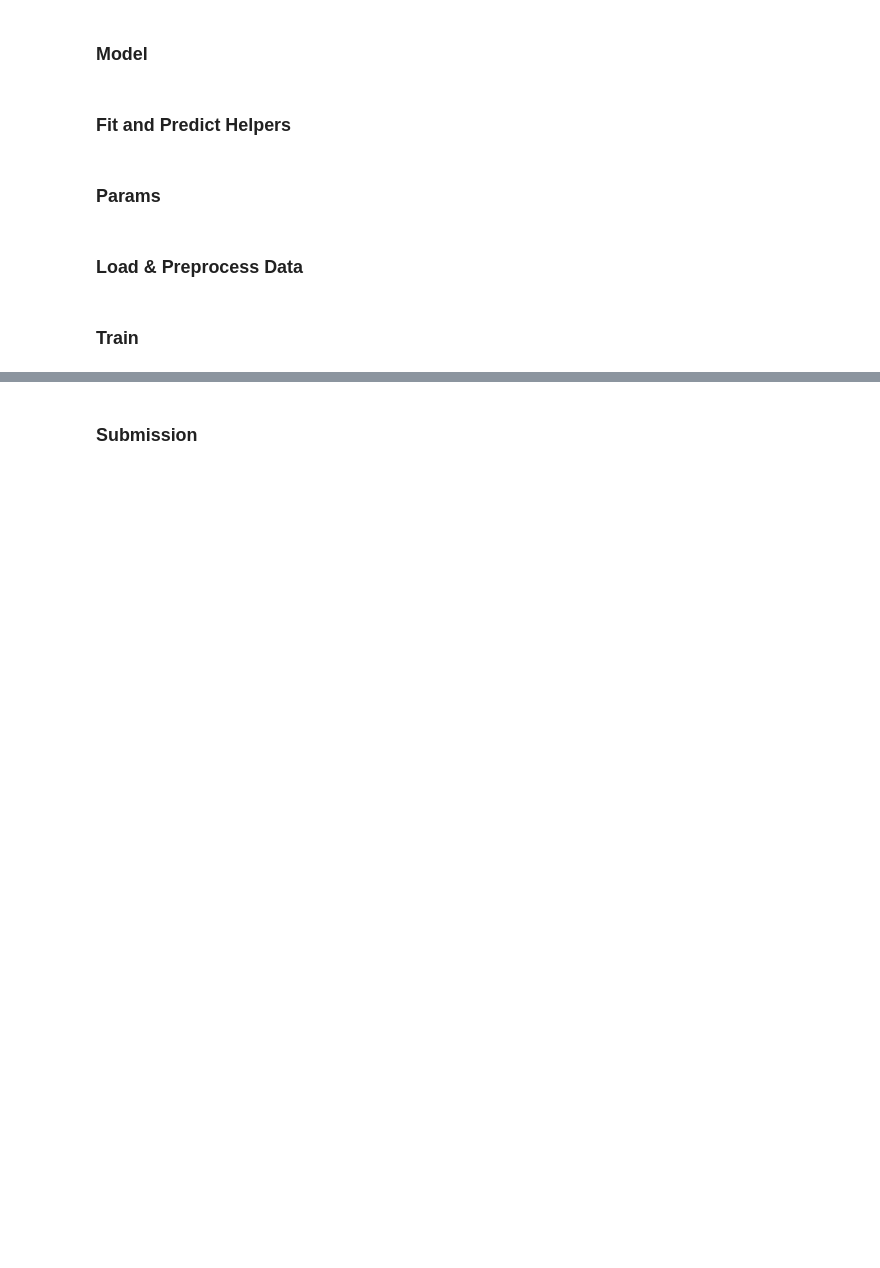
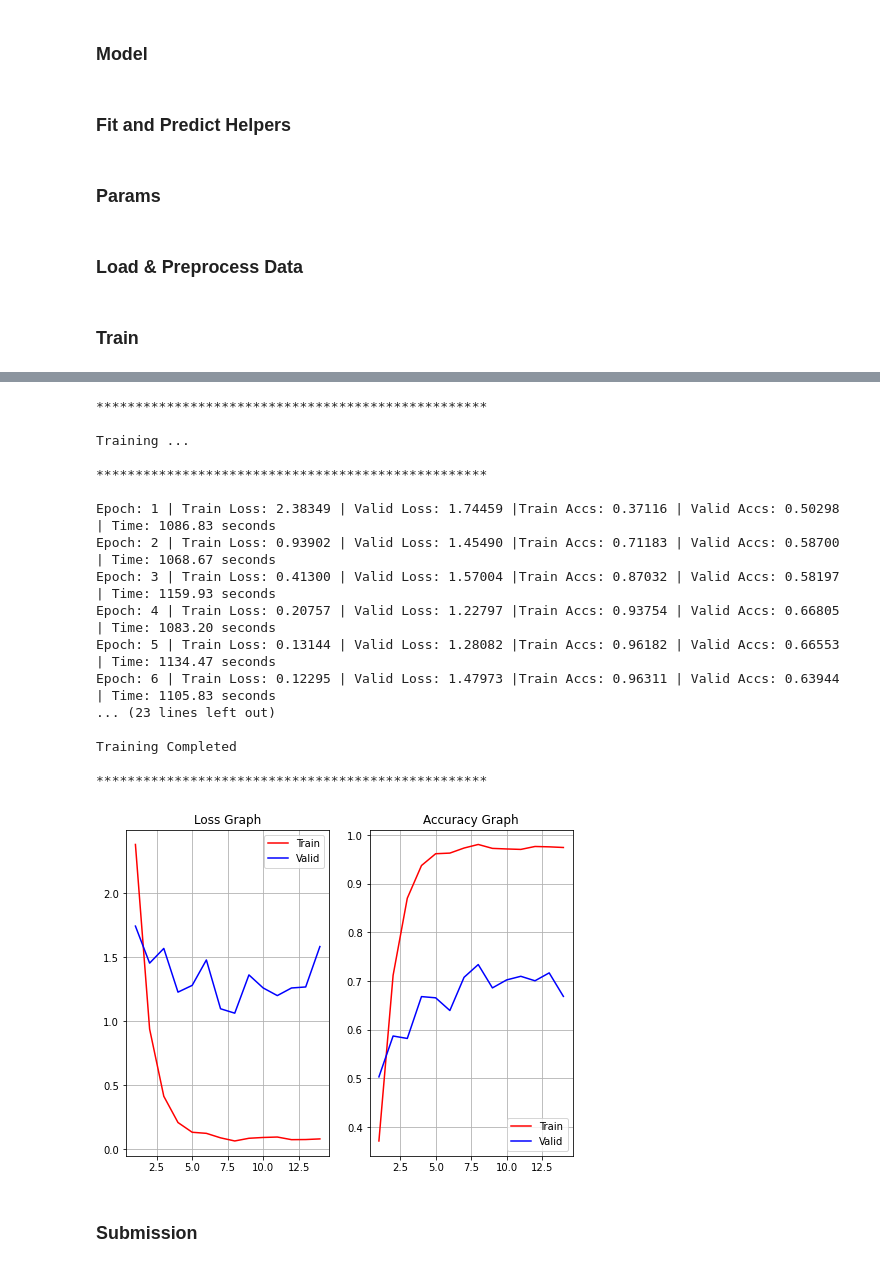
Before and after one commit to pcs-work/Kaggle-Notebooks, a Jupyter notebook: fgvc9-r256rapid.ipynb, the cells around one changed output, grey strips where cells are left out. Saved outputs shown, nothing was run; the diff lists cells and outputs as text; code cells hidden in the pictures; blank space fills up the shorter version.

Commit message:
Kaggle Notebook | FGVC9 - R256Rapid | Version 4

```diff
--- a/fgvc9-r256rapid.ipynb
+++ b/fgvc9-r256rapid.ipynb
@@ -29,7 +29,7 @@ SIZE = 256
 DEVICE = torch.device("cuda" if torch.cuda.is_available() else "cpu")
 
 TRANSFORM_FINAL = transforms.Compose([transforms.ToTensor(), transforms.Normalize([0.485, 0.456, 0.406], [0.229, 0.224, 0.225])])
-# TRANSFORM = transforms.Compose([transforms.ToTensor(), transforms.Normalize([, , ], [, , ])])
+TRANSFORM = transforms.Compose([transforms.ToTensor(), transforms.Normalize([0.35131, 0.37479, 0.28713], [0.15393, 0.15815, 0.12275])])
 
 SAVE_PATH = "saves"
 if not os.path.exists(SAVE_PATH):
@@ -306,22 +306,22 @@ Train Accs: {:.5f} | Valid Accs: {:.5f} | Time: {:.2f} seconds".format(e+1,
 # %% [markdown]
 ### **Params**
 # %%
-DEBUG: bool = True
+DEBUG: bool = False
 
 if DEBUG:
     n_splits = 3
     epochs = 2
-    model_name = "resnet"
+    mode = "semi"
+    model_name = "mobilenet"
 else:
-    n_splits = 25
-    epochs = 5
+    n_splits = 5
+    epochs = 25
     mode = "semi"
     model_name = "resnet"
 
 batch_size = 128
 lr = 1e-3
 wd = 0.0
-mode = "semi"
 early_stopping = 5
 patience = None
 eps = None
@@ -342,31 +342,32 @@ labels = train_df.iloc[:, -1].copy().values
 # %% [markdown]
 ### **Train**
 # %%
-# for tr_idx, va_idx in StratifiedKFold(n_splits=n_splits, random_state=SEED, shuffle=True).split(filenames, labels):
-#     break
+for tr_idx, va_idx in StratifiedKFold(n_splits=n_splits, random_state=SEED, shuffle=True).split(filenames, labels):
+    break
 
-# tr_filenames, va_filenames, tr_labels, va_labels = filenames[tr_idx], filenames[va_idx], labels[tr_idx], labels[va_idx]
+tr_filenames, va_filenames, tr_labels, va_labels = filenames[tr_idx], filenames[va_idx], labels[tr_idx], labels[va_idx]
 
-# tr_labels = le.fit_transform(tr_labels)
-# va_labels = le.transform(va_labels)
+tr_labels = le.fit_transform(tr_labels)
+va_labels = le.transform(va_labels)
 
-# tr_data_setup = DS("../input/sorghum-id-fgvc-9/train_images", tr_filenames, tr_labels.reshape(-1, 1), "train", TRANSFORM)
-# va_data_setup = DS("../input/sorghum-id-fgvc-9/train_images", va_filenames, va_labels.reshape(-1, 1), "valid", TRANSFORM)
+tr_data_setup = DS("../input/sorghum-id-fgvc-9/train_images", tr_filenames, tr_labels.reshape(-1, 1), "train", TRANSFORM)
+va_data_setup = DS("../input/sorghum-id-fgvc-9/train_images", va_filenames, va_labels.reshape(-1, 1), "valid", TRANSFORM)
 
-# dataloaders = {
-#     "train" : DL(tr_data_setup, batch_size=batch_size, shuffle=True, generator=torch.manual_seed(SEED)),
-#     "valid" : DL(va_data_setup, batch_size=batch_size, shuffle=False),
-# }
+dataloaders = {
+    "train" : DL(tr_data_setup, batch_size=batch_size, shuffle=True, generator=torch.manual_seed(SEED)),
+    "valid" : DL(va_data_setup, batch_size=batch_size, shuffle=False),
+}
 
-# torch.manual_seed(SEED)
-# model = CNN(mode=mode, model_name=model_name).to(DEVICE)
-# optimizer = model.get_optimizer(lr=lr, wd=wd)
-# scheduler = None
-# if isinstance(patience, int) and isinstance(eps, float):
-#     scheduler = get_plateau_scheduler(optimizer=optimizer, patience=patience, eps=eps)
+torch.manual_seed(SEED)
+model = CNN(mode=mode, model_name=model_name).to(DEVICE)
+optimizer = model.get_optimizer(lr=lr, wd=wd)
+scheduler = None
+if isinstance(patience, int) and isinstance(eps, float):
+    scheduler = get_plateau_scheduler(optimizer=optimizer, patience=patience, eps=eps)
 
-# L, A, BLE, BAE, name = fit(model=model, optimizer=optimizer, scheduler=scheduler,
-#                            epochs=epochs, early_stopping_patience=early_stopping,
-#                            dataloaders=dataloaders, verbose=True)
+L, A, BLE, BAE, name = fit(model=model, optimizer=optimizer, scheduler=scheduler,
+                           epochs=epochs, early_stopping_patience=early_stopping,
+                           dataloaders=dataloaders, verbose=True)
 
-# show_graphs(L, A)
+show_graphs(L, A)
+# %% [output]
@@ -373,3 +375,21 @@ labels = train_df.iloc[:, -1].copy().values
+**************************************************
+
+Training ...
+
+**************************************************
+
+Epoch: 1 | Train Loss: 2.38349 | Valid Loss: 1.74459 |Train Accs: 0.37116 | Valid Accs: 0.50298 | Time: 1086.83 seconds
+Epoch: 2 | Train Loss: 0.93902 | Valid Loss: 1.45490 |Train Accs: 0.71183 | Valid Accs: 0.58700 | Time: 1068.67 seconds
+Epoch: 3 | Train Loss: 0.41300 | Valid Loss: 1.57004 |Train Accs: 0.87032 | Valid Accs: 0.58197 | Time: 1159.93 seconds
+Epoch: 4 | Train Loss: 0.20757 | Valid Loss: 1.22797 |Train Accs: 0.93754 | Valid Accs: 0.66805 | Time: 1083.20 seconds
+Epoch: 5 | Train Loss: 0.13144 | Valid Loss: 1.28082 |Train Accs: 0.96182 | Valid Accs: 0.66553 | Time: 1134.47 seconds
+Epoch: 6 | Train Loss: 0.12295 | Valid Loss: 1.47973 |Train Accs: 0.96311 | Valid Accs: 0.63944 | Time: 1105.83 seconds
+... (23 lines left out)
+
+Training Completed
+
+**************************************************
+[figure, added]
 # %% [markdown]
 ### **Submission**
 # %%
```
Also changed, not shown: parts of 2 cells of this notebook.
